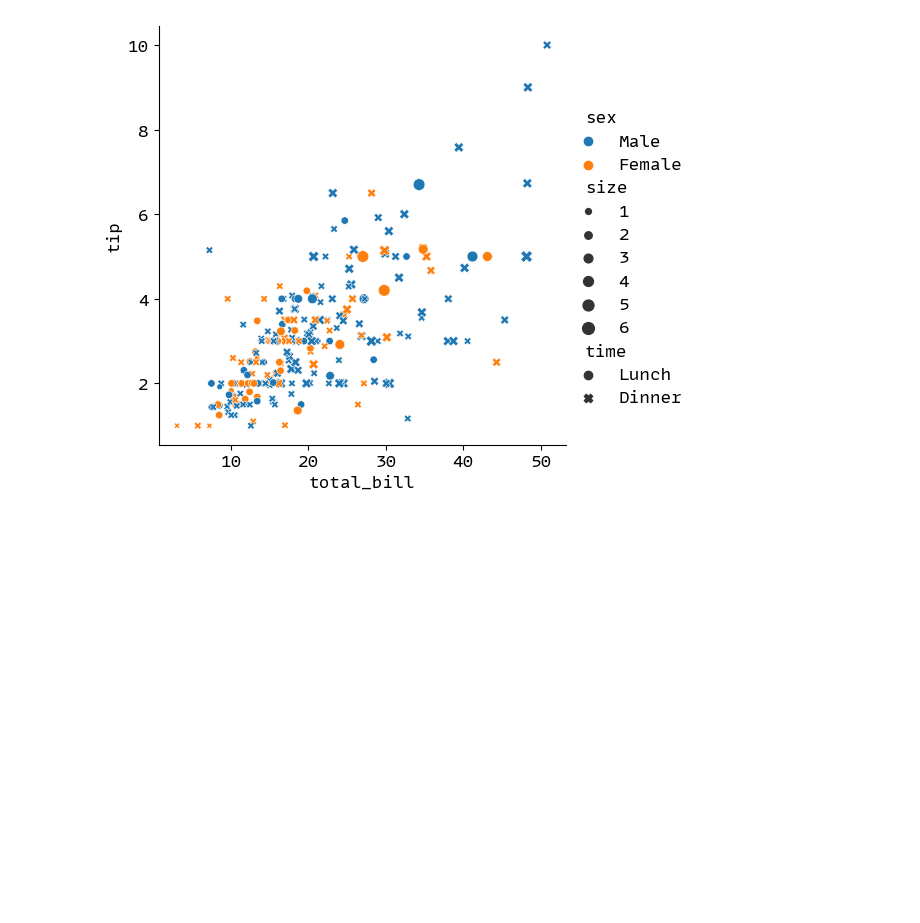
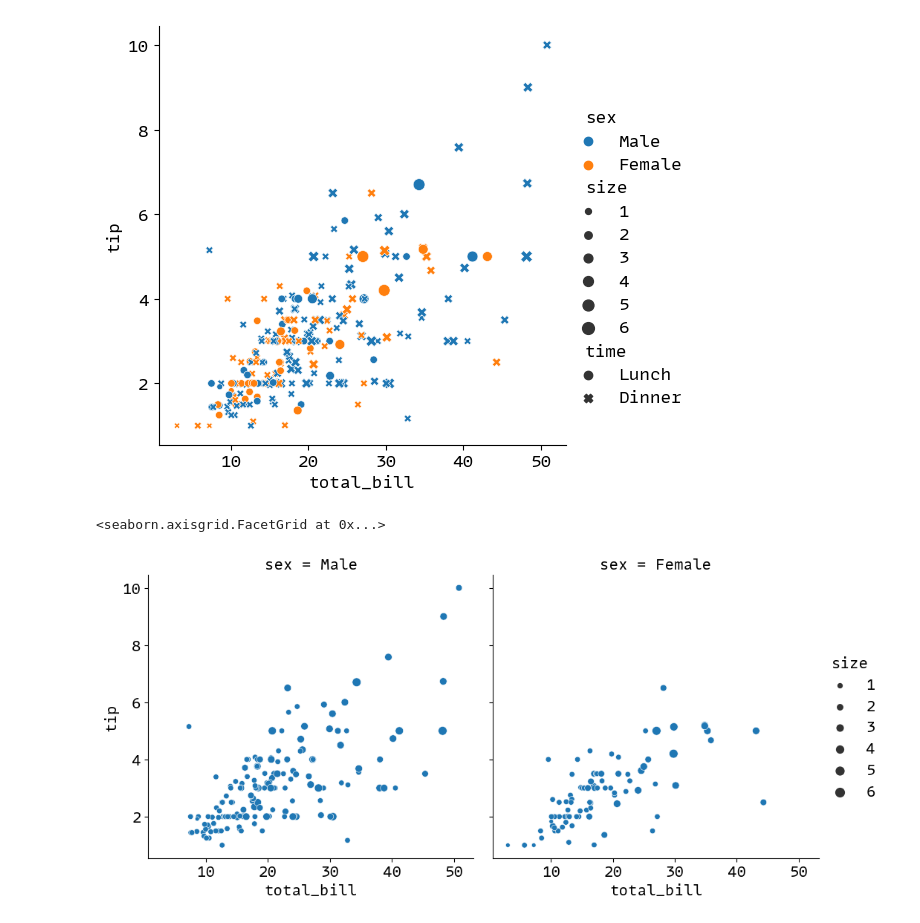
Before and after one commit to karkiayush/seaborn, a Jupyter notebook: relational_plots/scatter_plots/scatter_plots.ipynb, the cells around one changed output. Drawn from its saved outputs; the diff is of its cells as text; code cells hidden in the pictures; blank space fills up the shorter version.

Commit message:
scatter plot is done

```diff
--- a/relational_plots/scatter_plots/scatter_plots.ipynb
+++ b/relational_plots/scatter_plots/scatter_plots.ipynb
@@ -66,3 +66,13 @@ sns.relplot(
 # %% [output]
 <seaborn.axisgrid.FacetGrid at 0x...>
 [figure]
+# %%
+# facet plot
+# facet plot is the type of plot where based on some category, we can plot multiple plots of same data
+
+# facet plot is only possible to draw with figure level functions i.e. it only works in relplot function but not with line plot and scatter plot function since we are doing the manipulation in the whole figure level hence we need the control of whole figure level and we know that axes plot only have the control of its axes but not whole figure
+plt.rcParams["font.size"] = 14
+sns.relplot(data=tips, x="total_bill", y="tip", kind="scatter", col="sex", size="size")
+# %% [output]
+<seaborn.axisgrid.FacetGrid at 0x...>
+[figure, added]
```
Also changed, not shown: parts of 3 cells of this notebook.
